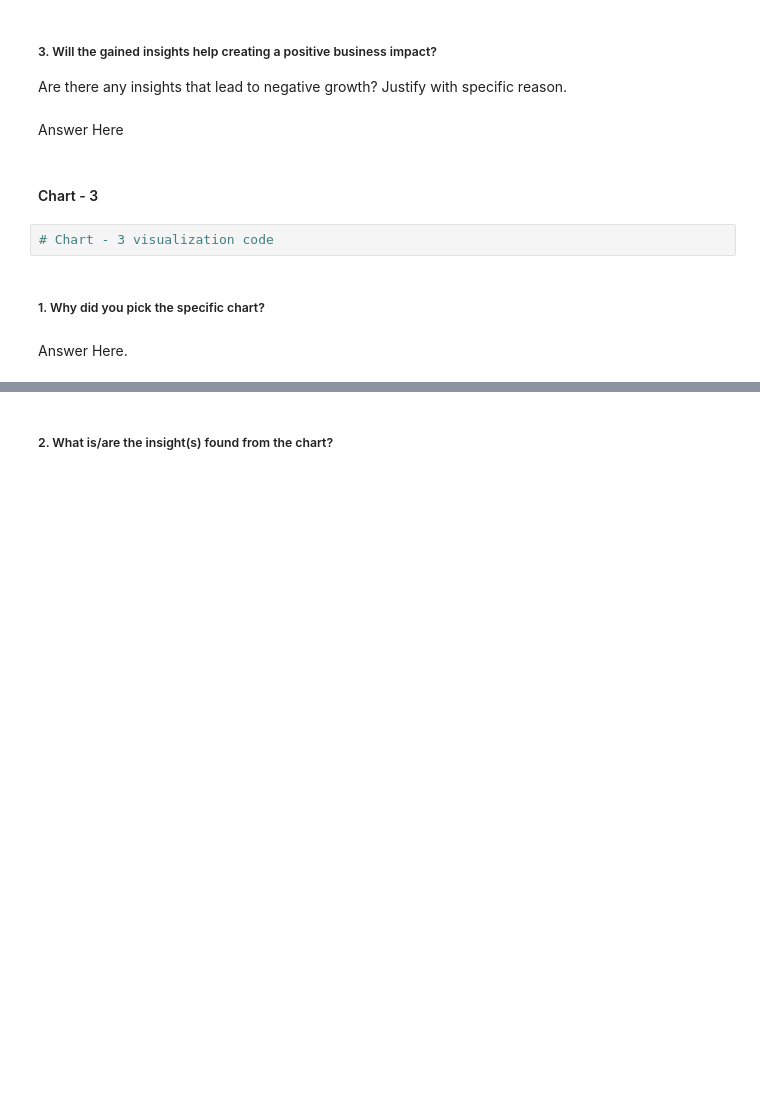
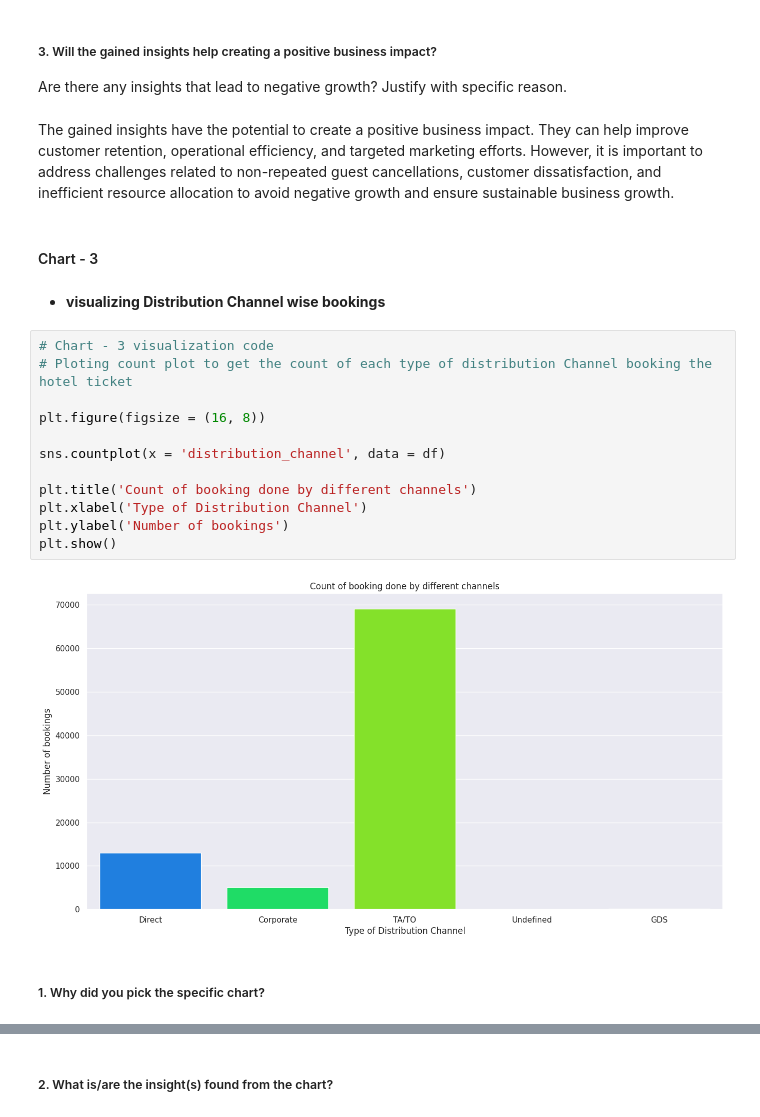
Before and after one commit to k9-Ashish/Hotel_Booking_Analysis_EDA_Capstone_Project, a Jupyter notebook: Hotel_Booking_Analysis_Capstone_Project.ipynb, the cells around one changed output, grey strips where cells are left out. Drawn from its saved outputs; the diff is of its cells as text; blank space fills up the shorter version.

```diff
--- a/Hotel_Booking_Analysis_Capstone_Project.ipynb
+++ b/Hotel_Booking_Analysis_Capstone_Project.ipynb
@@ -399,13 +494,25 @@ Answer Here
 # %% [markdown]
 ##### 3. Will the gained insights help creating a positive business impact?
 Are there any insights that lead to negative growth? Justify with specific reason.
-# %% [markdown]
-Answer Here
+# %% [markdown]
+The gained insights have the potential to create a positive business impact. They can help improve customer retention, operational efficiency, and targeted marketing efforts. However, it is important to address challenges related to non-repeated guest cancellations, customer dissatisfaction, and inefficient resource allocation to avoid negative growth and ensure sustainable business growth.
 # %% [markdown]
 #### Chart - 3
-# %%
-# Chart - 3 visualization code
+# %% [markdown]
+* **visualizing Distribution Channel wise bookings**
+# %%
+# Chart - 3 visualization code
+# Ploting count plot to get the count of each type of distribution Channel booking the hotel ticket
+
+plt.figure(figsize = (16, 8))
+
+sns.countplot(x = 'distribution_channel', data = df)
+
+plt.title('Count of booking done by different channels')
+plt.xlabel('Type of Distribution Channel')
+plt.ylabel('Number of bookings')
+plt.show()
+# %% [output]
+[figure, added]
 # %% [markdown]
 ##### 1. Why did you pick the specific chart?
-# %% [markdown]
-Answer Here.
```
Also changed, not shown: parts of 144 cells of this notebook.
